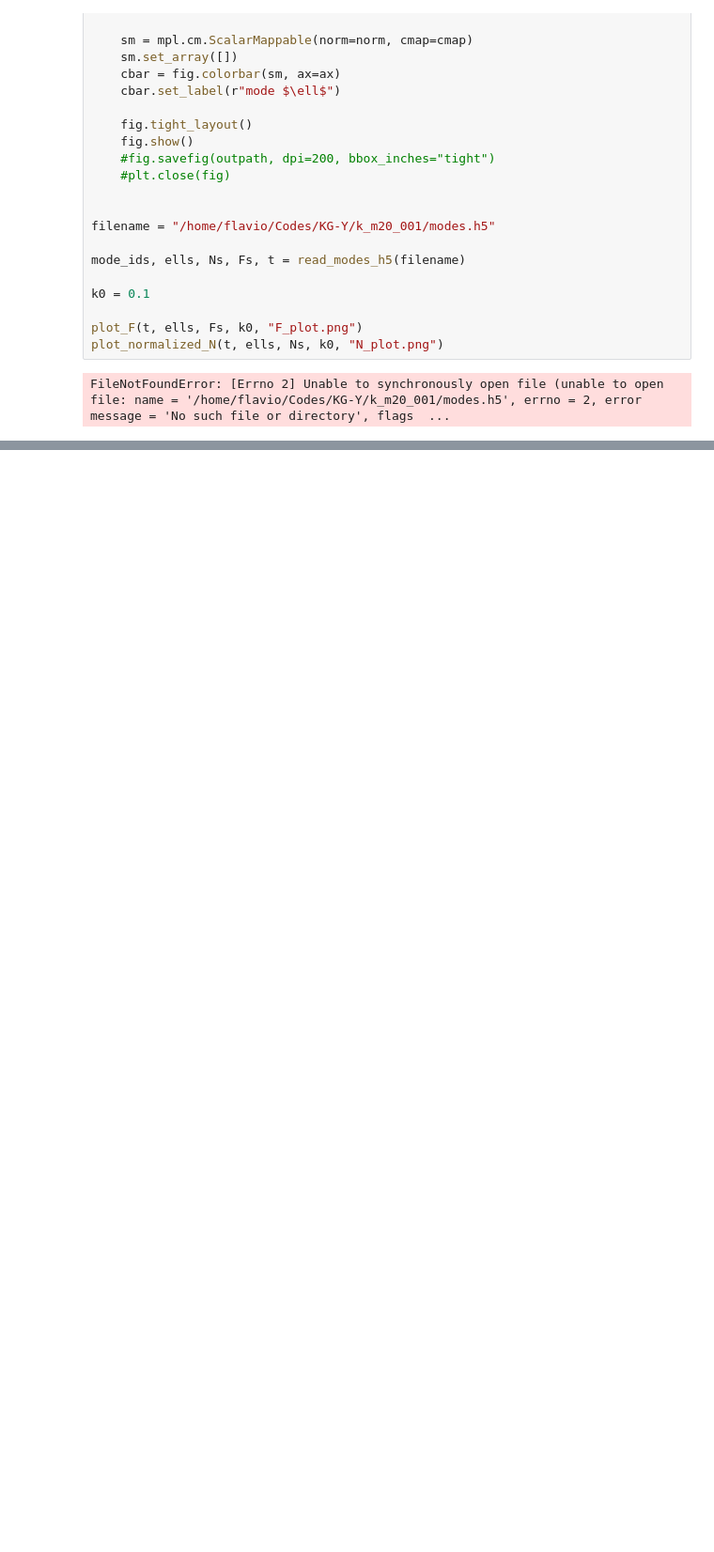
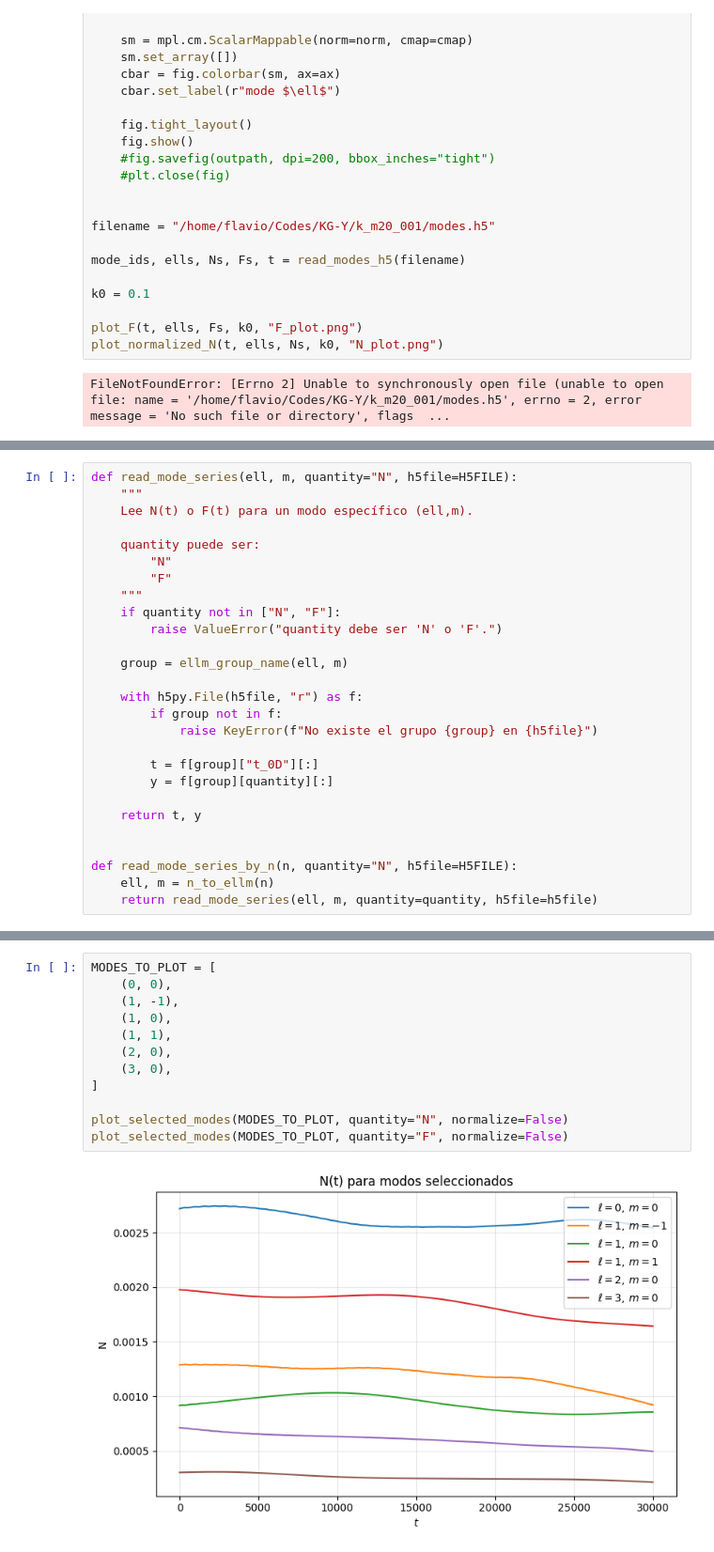
Before and after one commit to FlavioRosales/KG-Y, a Jupyter notebook: Noether_charge.ipynb, the cells around one changed output, grey strips where cells are left out. Shown at 94% size. Cells and saved outputs as stored; diff of their text form; blank space fills up the shorter version.

```diff
--- a/Noether_charge.ipynb
+++ b/Noether_charge.ipynb
@@ -1726,0 +1797,27 @@ FileNotFoundError: [Errno 2] Unable to synchronously open file (unable to open f
+# %%
+def read_mode_series(ell, m, quantity="N", h5file=H5FILE):
+    """
+    Lee N(t) o F(t) para un modo específico (ell,m).
+
+    quantity puede ser:
+        "N"
+        "F"
+    """
+    if quantity not in ["N", "F"]:
+        raise ValueError("quantity debe ser 'N' o 'F'.")
+
+    group = ellm_group_name(ell, m)
+
+    with h5py.File(h5file, "r") as f:
+        if group not in f:
+            raise KeyError(f"No existe el grupo {group} en {h5file}")
+
+        t = f[group]["t_0D"][:]
+        y = f[group][quantity][:]
+
+    return t, y
+
+
+def read_mode_series_by_n(n, quantity="N", h5file=H5FILE):
+    ell, m = n_to_ellm(n)
+    return read_mode_series(ell, m, quantity=quantity, h5file=h5file)
@@ -1726,0 +1862,14 @@ FileNotFoundError: [Errno 2] Unable to synchronously open file (unable to open f
+# %%
+MODES_TO_PLOT = [
+    (0, 0),
+    (1, -1),
+    (1, 0),
+    (1, 1),
+    (2, 0),
+    (3, 0),
+]
+
+plot_selected_modes(MODES_TO_PLOT, quantity="N", normalize=False)
+plot_selected_modes(MODES_TO_PLOT, quantity="F", normalize=False)
+# %% [output]
+[figure, added]
```
Also changed, not shown: parts of 13 cells of this notebook, 5 other files.
